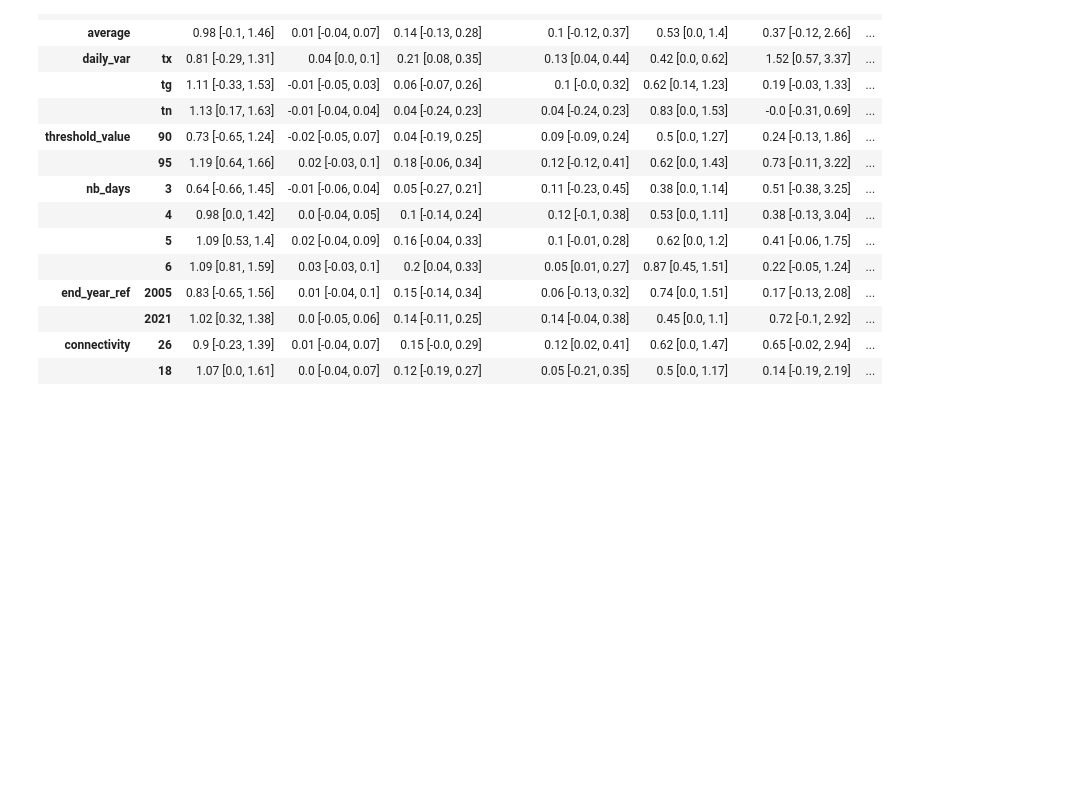
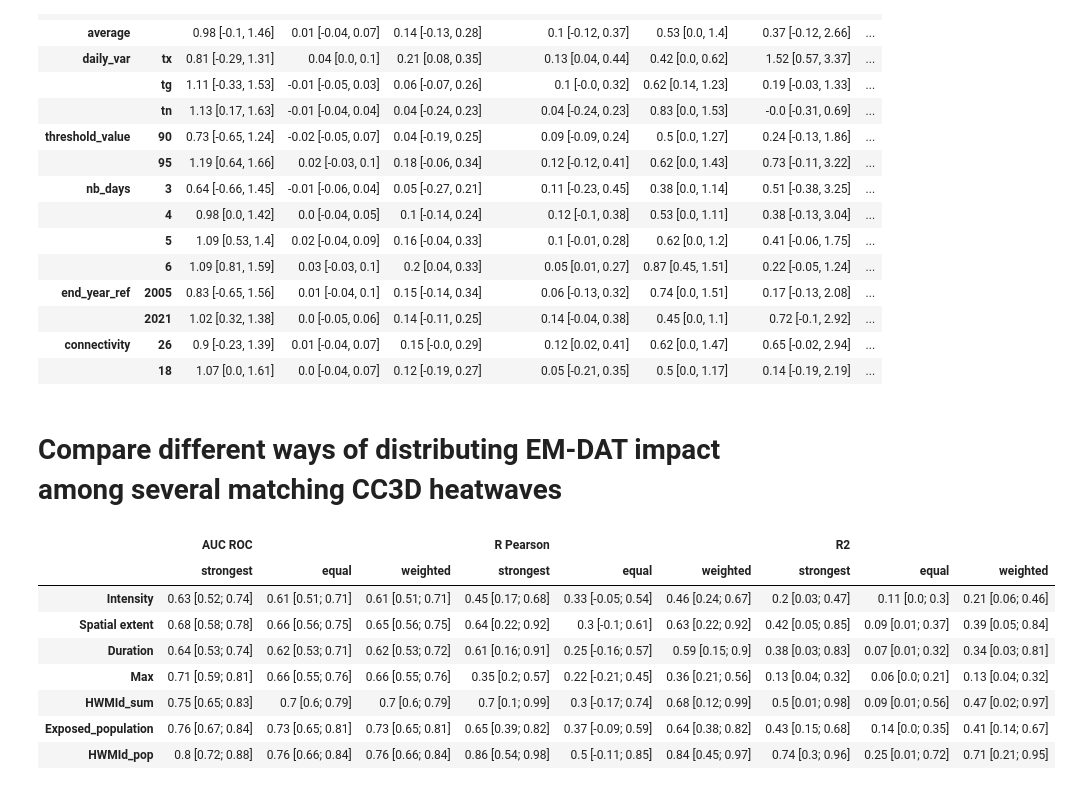
Before and after one commit to loumdt/extreme_htws_cc3d, a Jupyter notebook: Code/undetected_and_trends.ipynb, the cells around one changed output. Saved outputs shown, nothing was run; the diff lists cells and outputs as text; code cells hidden in the pictures; blank space fills up the shorter version.

```diff
--- a/Code/undetected_and_trends.ipynb
+++ b/Code/undetected_and_trends.ipynb
@@ -564,3 +569,32 @@ df_stats_trends
 |  | 2021 | 1.02 [0.32, 1.38] | 0.0 [-0.05, 0.06] | 0.14 [-0.11, 0.25] | 0.14 [-0.04, 0.38] | 0.45 [0.0, 1.1] | 0.72 [-0.1, 2.92] | ... |
 | connectivity | 26 | 0.9 [-0.23, 1.39] | 0.01 [-0.04, 0.07] | 0.15 [-0.0, 0.29] | 0.12 [0.02, 0.41] | 0.62 [0.0, 1.47] | 0.65 [-0.02, 2.94] | ... |
 |  | 18 | 1.07 [0.0, 1.61] | 0.0 [-0.04, 0.07] | 0.12 [-0.19, 0.27] | 0.05 [-0.21, 0.35] | 0.5 [0.0, 1.17] | 0.14 [-0.19, 2.19] | ... |
+# %% [markdown]
+# Compare different ways of distributing EM-DAT impact among several matching CC3D heatwaves
+# %%
+array_col = [["AUC ROC","AUC ROC","AUC ROC", "R Pearson","R Pearson","R Pearson", "R2","R2","R2"],
+["strongest", "equal", "weighted",
+"strongest", "equal", "weighted",
+"strongest", "equal", "weighted"]]
+array_row = ["Intensity","Spatial extent","Duration","Max","HWMId_sum","Exposed_population","HWMId_pop"]
+tuples_col = list(zip(*array_col))
+compare_df = pd.DataFrame(index=array_row,columns=pd.MultiIndex.from_tuples(tuples_col),dtype=object)
+# %%
+for method in ["strongest", "equal", "weighted"]:
+    df_method = pd.read_csv(join("Data",f"ERA5_t2m_tx_95th_connec_26_4days_flex_3d_1975_2021_ref_1975_2021_anomaly_merge_{method}","df_scores.csv"),header=0,index_col=0)
+    df_overlap = pd.read_csv(join("Data",f"ERA5_t2m_tx_95th_connec_26_4days_flex_3d_1975_2021_ref_1975_2021_anomaly_merge_{method}","df_emdat_overlap.csv"),header=0,index_col=0)
+    for score in ["AUC ROC","R Pearson","R2"]:
+        for index in compare_df.index:
+            compare_df.loc[index,(score,method)] = f"{round(eval(df_method.loc[index,score])['median'],2)} [{round(eval(df_method.loc[index,score])['q5'],2)}; {round(eval(df_method.loc[index,score])['q95'],2)}]"
+# %%
+compare_df
+# %% [output]
+|  | AUC ROC |  |  | R Pearson |  |  | R2 |  |  |
+|  | strongest | equal | weighted | strongest | equal | weighted | strongest | equal | weighted |
+| Intensity | 0.63 [0.52; 0.74] | 0.61 [0.51; 0.71] | 0.61 [0.51; 0.71] | 0.45 [0.17; 0.68] | 0.33 [-0.05; 0.54] | 0.46 [0.24; 0.67] | 0.2 [0.03; 0.47] | 0.11 [0.0; 0.3] | 0.21 [0.06; 0.46] |
+| Spatial extent | 0.68 [0.58; 0.78] | 0.66 [0.56; 0.75] | 0.65 [0.56; 0.75] | 0.64 [0.22; 0.92] | 0.3 [-0.1; 0.61] | 0.63 [0.22; 0.92] | 0.42 [0.05; 0.85] | 0.09 [0.01; 0.37] | 0.39 [0.05; 0.84] |
+| Duration | 0.64 [0.53; 0.74] | 0.62 [0.53; 0.71] | 0.62 [0.53; 0.72] | 0.61 [0.16; 0.91] | 0.25 [-0.16; 0.57] | 0.59 [0.15; 0.9] | 0.38 [0.03; 0.83] | 0.07 [0.01; 0.32] | 0.34 [0.03; 0.81] |
+| Max | 0.71 [0.59; 0.81] | 0.66 [0.55; 0.76] | 0.66 [0.55; 0.76] | 0.35 [0.2; 0.57] | 0.22 [-0.21; 0.45] | 0.36 [0.21; 0.56] | 0.13 [0.04; 0.32] | 0.06 [0.0; 0.21] | 0.13 [0.04; 0.32] |
+| HWMId_sum | 0.75 [0.65; 0.83] | 0.7 [0.6; 0.79] | 0.7 [0.6; 0.79] | 0.7 [0.1; 0.99] | 0.3 [-0.17; 0.74] | 0.68 [0.12; 0.99] | 0.5 [0.01; 0.98] | 0.09 [0.01; 0.56] | 0.47 [0.02; 0.97] |
+| Exposed_population | 0.76 [0.67; 0.84] | 0.73 [0.65; 0.81] | 0.73 [0.65; 0.81] | 0.65 [0.39; 0.82] | 0.37 [-0.09; 0.59] | 0.64 [0.38; 0.82] | 0.43 [0.15; 0.68] | 0.14 [0.0; 0.35] | 0.41 [0.14; 0.67] |
+| HWMId_pop | 0.8 [0.72; 0.88] | 0.76 [0.66; 0.84] | 0.76 [0.66; 0.84] | 0.86 [0.54; 0.98] | 0.5 [-0.11; 0.85] | 0.84 [0.45; 0.97] | 0.74 [0.3; 0.96] | 0.25 [0.01; 0.72] | 0.71 [0.21; 0.95] |
```
Also changed, not shown: parts of 9 cells of this notebook, 3 other files.
